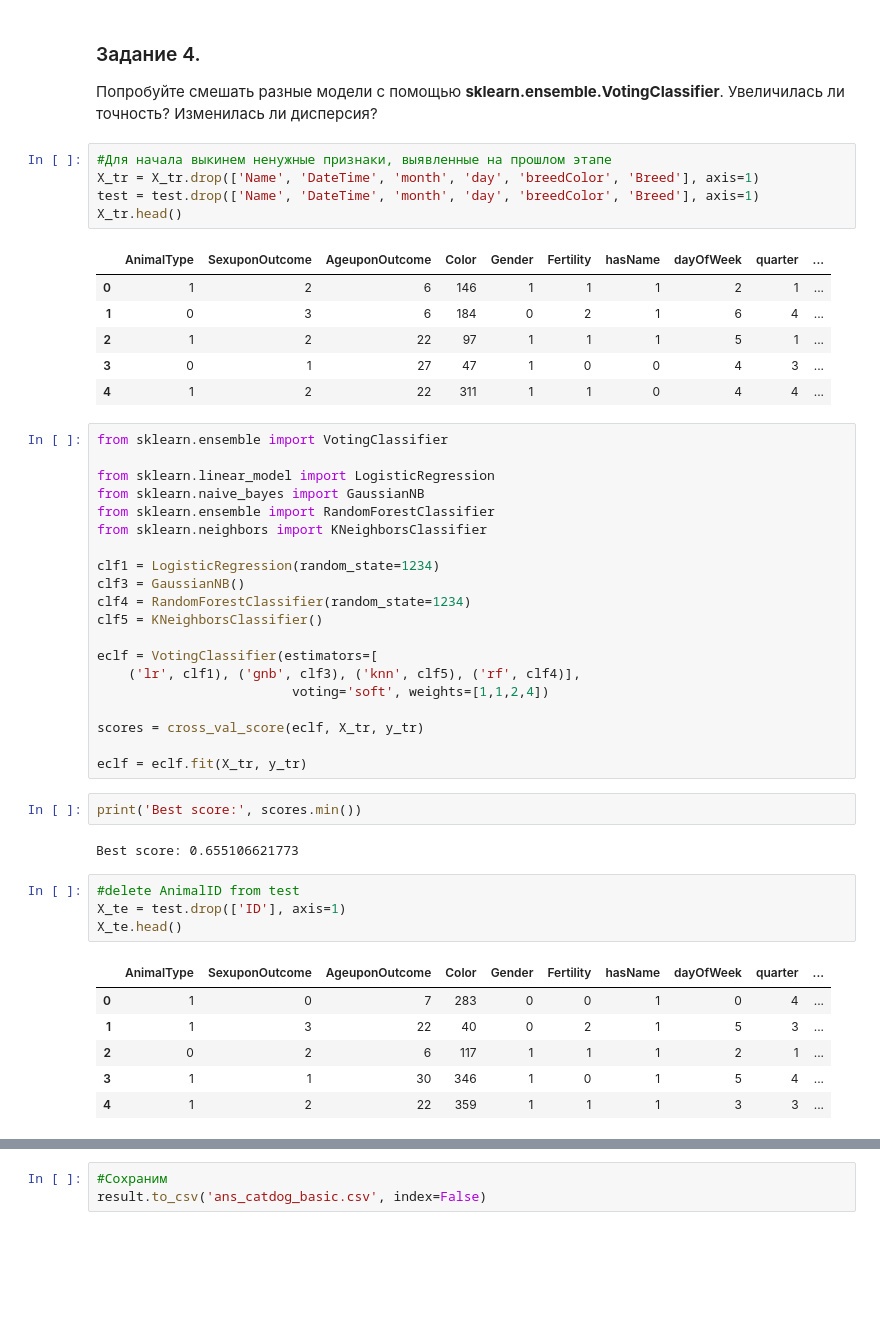
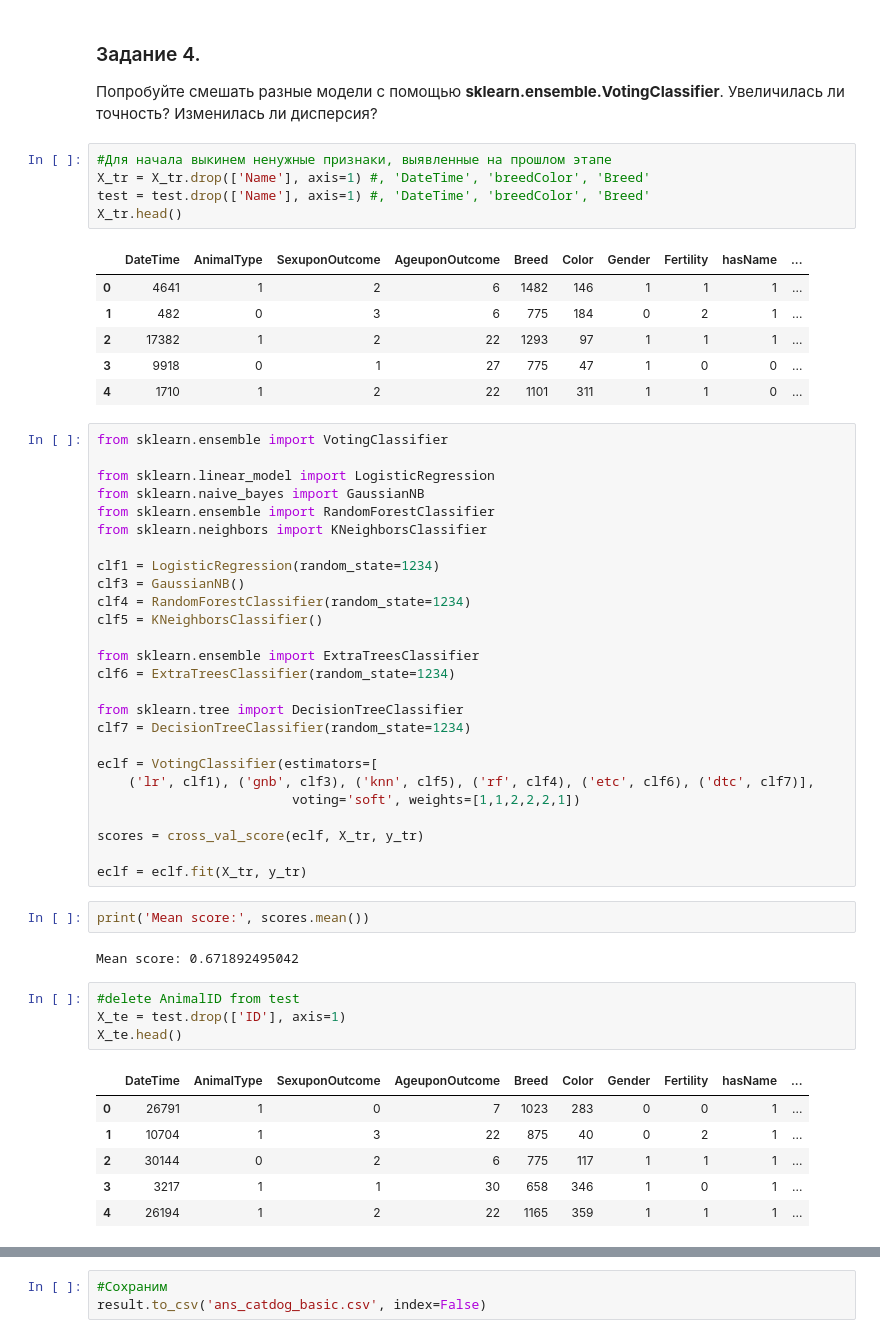
Before and after one commit to lithiumdenis/MLSchool, a Jupyter notebook: 3. Котики и собачки (исходные данные).ipynb, the cells around one changed output, grey strips where cells are left out. Drawn from its saved outputs; the diff is of its cells as text; blank space fills up the shorter version.

```diff
--- a/3. Котики и собачки (исходные данные).ipynb
+++ b/3. Котики и собачки (исходные данные).ipynb
@@ -507,16 +507,16 @@ LifetimeInDays 8
 Попробуйте смешать разные модели с помощью <b>sklearn.ensemble.VotingClassifier</b>. Увеличилась ли точность? Изменилась ли дисперсия?
 # %%
 #Для начала выкинем ненужные признаки, выявленные на прошлом этапе
-X_tr = X_tr.drop(['Name', 'DateTime', 'month', 'day', 'breedColor', 'Breed'], axis=1)
-test = test.drop(['Name', 'DateTime', 'month', 'day', 'breedColor', 'Breed'], axis=1)
+X_tr = X_tr.drop(['Name'], axis=1) #, 'DateTime', 'breedColor', 'Breed'
+test = test.drop(['Name'], axis=1) #, 'DateTime', 'breedColor', 'Breed'
 X_tr.head()
 # %% [output]
-|  | AnimalType | SexuponOutcome | AgeuponOutcome | Color | Gender | Fertility | hasName | dayOfWeek | quarter | ... |
-| 0 | 1 | 2 | 6 | 146 | 1 | 1 | 1 | 2 | 1 | ... |
-| 1 | 0 | 3 | 6 | 184 | 0 | 2 | 1 | 6 | 4 | ... |
-| 2 | 1 | 2 | 22 | 97 | 1 | 1 | 1 | 5 | 1 | ... |
-| 3 | 0 | 1 | 27 | 47 | 1 | 0 | 0 | 4 | 3 | ... |
-| 4 | 1 | 2 | 22 | 311 | 1 | 1 | 0 | 4 | 4 | ... |
+|  | DateTime | AnimalType | SexuponOutcome | AgeuponOutcome | Breed | Color | Gender | Fertility | hasName | ... |
+| 0 | 4641 | 1 | 2 | 6 | 1482 | 146 | 1 | 1 | 1 | ... |
+| 1 | 482 | 0 | 3 | 6 | 775 | 184 | 0 | 2 | 1 | ... |
+| 2 | 17382 | 1 | 2 | 22 | 1293 | 97 | 1 | 1 | 1 | ... |
+| 3 | 9918 | 0 | 1 | 27 | 775 | 47 | 1 | 0 | 0 | ... |
+| 4 | 1710 | 1 | 2 | 22 | 1101 | 311 | 1 | 1 | 0 | ... |
 # %%
 from sklearn.ensemble import VotingClassifier
 
@@ -530,28 +530,34 @@ clf3 = GaussianNB()
 clf4 = RandomForestClassifier(random_state=1234)
 clf5 = KNeighborsClassifier()
 
+from sklearn.ensemble import ExtraTreesClassifier
+clf6 = ExtraTreesClassifier(random_state=1234)
+
+from sklearn.tree import DecisionTreeClassifier
+clf7 = DecisionTreeClassifier(random_state=1234)
+
 eclf = VotingClassifier(estimators=[
-    ('lr', clf1), ('gnb', clf3), ('knn', clf5), ('rf', clf4)],
-                         voting='soft', weights=[1,1,2,4])
+    ('lr', clf1), ('gnb', clf3), ('knn', clf5), ('rf', clf4), ('etc', clf6), ('dtc', clf7)],
+                         voting='soft', weights=[1,1,2,2,2,1])
 
 scores = cross_val_score(eclf, X_tr, y_tr)
 
 eclf = eclf.fit(X_tr, y_tr)
 # %%
-print('Best score:', scores.min())
+print('Mean score:', scores.mean())
 # %% [output]
-Best score: 0.655106621773
+Mean score: 0.671892495042
 # %%
 #delete AnimalID from test
 X_te = test.drop(['ID'], axis=1)
 X_te.head()
 # %% [output]
-|  | AnimalType | SexuponOutcome | AgeuponOutcome | Color | Gender | Fertility | hasName | dayOfWeek | quarter | ... |
-| 0 | 1 | 0 | 7 | 283 | 0 | 0 | 1 | 0 | 4 | ... |
-| 1 | 1 | 3 | 22 | 40 | 0 | 2 | 1 | 5 | 3 | ... |
-| 2 | 0 | 2 | 6 | 117 | 1 | 1 | 1 | 2 | 1 | ... |
-| 3 | 1 | 1 | 30 | 346 | 1 | 0 | 1 | 5 | 4 | ... |
-| 4 | 1 | 2 | 22 | 359 | 1 | 1 | 1 | 3 | 3 | ... |
+|  | DateTime | AnimalType | SexuponOutcome | AgeuponOutcome | Breed | Color | Gender | Fertility | hasName | ... |
+| 0 | 26791 | 1 | 0 | 7 | 1023 | 283 | 0 | 0 | 1 | ... |
+| 1 | 10704 | 1 | 3 | 22 | 875 | 40 | 0 | 2 | 1 | ... |
+| 2 | 30144 | 0 | 2 | 6 | 775 | 117 | 1 | 1 | 1 | ... |
+| 3 | 3217 | 1 | 1 | 30 | 658 | 346 | 1 | 0 | 1 | ... |
+| 4 | 26194 | 1 | 2 | 22 | 1165 | 359 | 1 | 1 | 1 | ... |
 # %%
 ids = test[['ID']]
 
```
Also changed, not shown: parts of 1 cell of this notebook, 1 other file.
